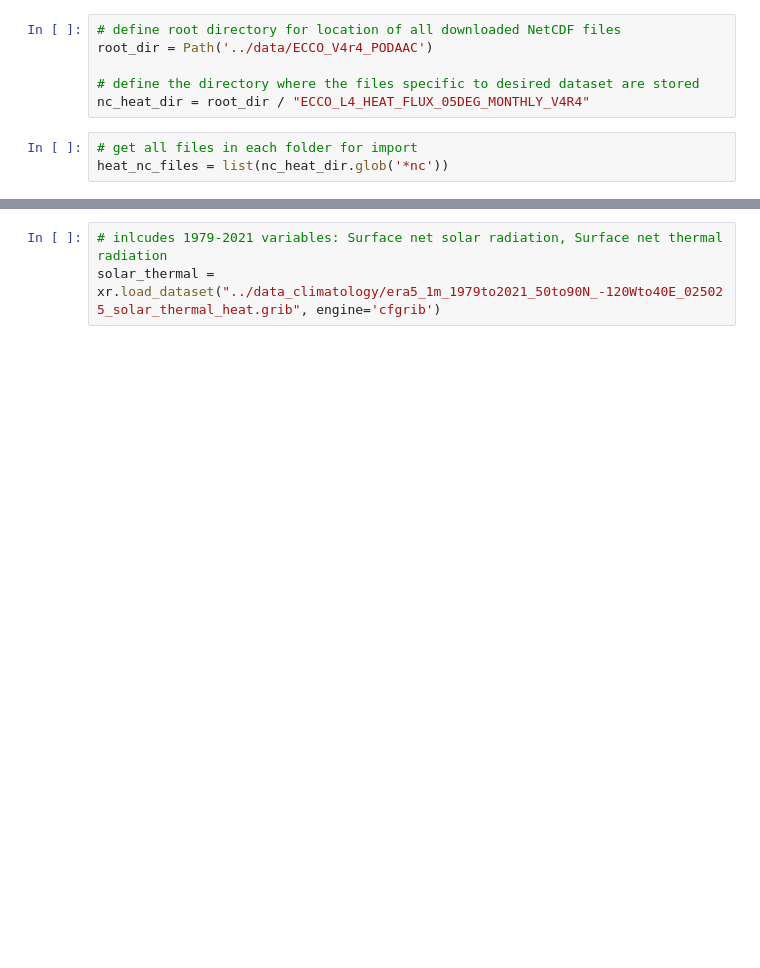
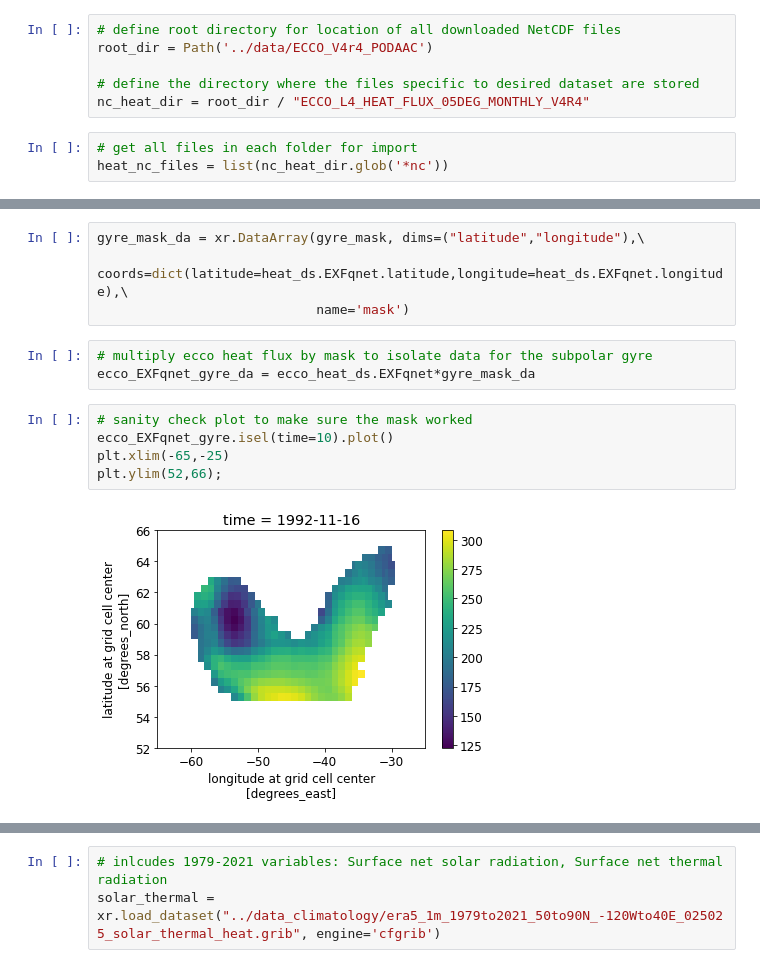
Before and after one commit to mjzahn/ecco, a Jupyter notebook: ecco_vs_era5_heatflux.ipynb, the cells around one changed output, grey strips where cells are left out. Drawn from its saved outputs; the diff is of its cells as text; blank space fills up the shorter version.

```diff
--- a/ecco_vs_era5_heatflux.ipynb
+++ b/ecco_vs_era5_heatflux.ipynb
@@ -117,0 +83,14 @@ print(ecco_winter_heat)
+# %%
+gyre_mask_da = xr.DataArray(gyre_mask, dims=("latitude","longitude"),\
+                            coords=dict(latitude=heat_ds.EXFqnet.latitude,longitude=heat_ds.EXFqnet.longitude),\
+                            name='mask')
+# %%
+# multiply ecco heat flux by mask to isolate data for the subpolar gyre
+ecco_EXFqnet_gyre_da = ecco_heat_ds.EXFqnet*gyre_mask_da
+# %%
+# sanity check plot to make sure the mask worked
+ecco_EXFqnet_gyre.isel(time=10).plot()
+plt.xlim(-65,-25)
+plt.ylim(52,66);
+# %% [output]
+[figure, added]
```
Also changed, not shown: parts of 35 cells of this notebook, 1 other file.
